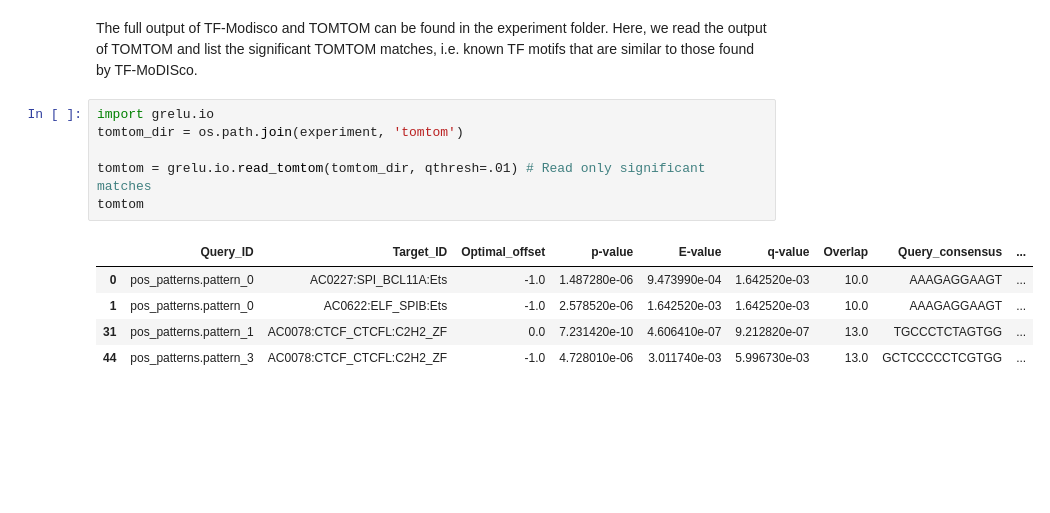
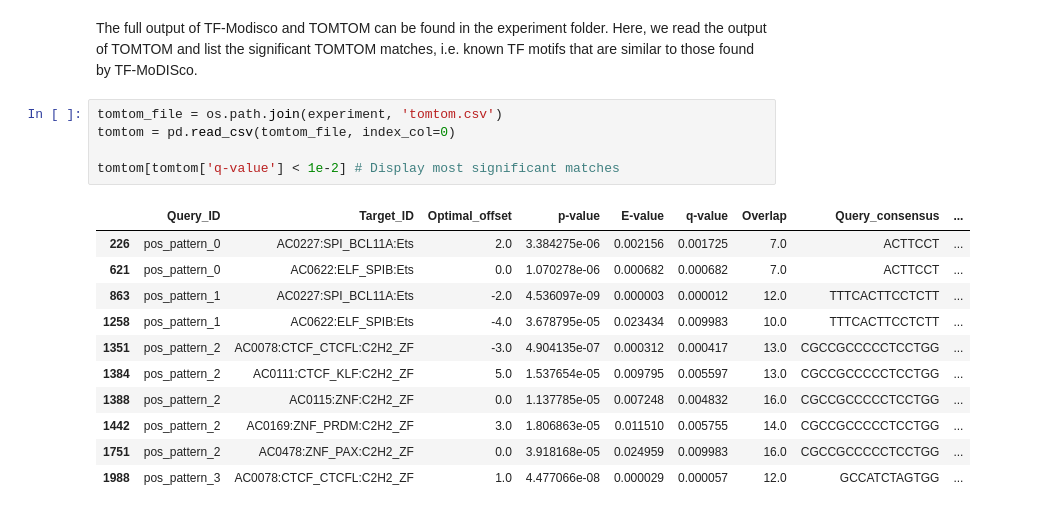
Before and after one commit to Genentech/gReLU, a Jupyter notebook: docs/tutorials/2_finetune.ipynb, the cells around one changed output. Cells and saved outputs as stored; diff of their text form; blank space fills up the shorter version.

```diff
--- a/docs/tutorials/2_finetune.ipynb
+++ b/docs/tutorials/2_finetune.ipynb
@@ -488,14 +445,19 @@ Wall time: 2min 19s
 # %% [markdown]
 The full output of TF-Modisco and TOMTOM can be found in the experiment folder. Here, we read the output of TOMTOM and list the significant TOMTOM matches, i.e. known TF motifs that are similar to those found by TF-MoDISco.
 # %%
-import grelu.io
-tomtom_dir = os.path.join(experiment, 'tomtom')
+tomtom_file = os.path.join(experiment, 'tomtom.csv')
+tomtom = pd.read_csv(tomtom_file, index_col=0)
 
-tomtom = grelu.io.read_tomtom(tomtom_dir, qthresh=.01) # Read only significant matches
-tomtom
+tomtom[tomtom['q-value'] < 1e-2] # Display most significant matches
 # %% [output]
 |  | Query_ID | Target_ID | Optimal_offset | p-value | E-value | q-value | Overlap | Query_consensus | ... |
-| 0 | pos_patterns.pattern_0 | AC0227:SPI_BCL11A:Ets | -1.0 | 1.487280e-06 | 9.473990e-04 | 1.642520e-03 | 10.0 | AAAGAGGAAGT | ... |
-| 1 | pos_patterns.pattern_0 | AC0622:ELF_SPIB:Ets | -1.0 | 2.578520e-06 | 1.642520e-03 | 1.642520e-03 | 10.0 | AAAGAGGAAGT | ... |
-| 31 | pos_patterns.pattern_1 | AC0078:CTCF_CTCFL:C2H2_ZF | 0.0 | 7.231420e-10 | 4.606410e-07 | 9.212820e-07 | 13.0 | TGCCCTCTAGTGG | ... |
-| 44 | pos_patterns.pattern_3 | AC0078:CTCF_CTCFL:C2H2_ZF | -1.0 | 4.728010e-06 | 3.011740e-03 | 5.996730e-03 | 13.0 | GCTCCCCCTCGTGG | ... |
+| 226 | pos_pattern_0 | AC0227:SPI_BCL11A:Ets | 2.0 | 3.384275e-06 | 0.002156 | 0.001725 | 7.0 | ACTTCCT | ... |
+| 621 | pos_pattern_0 | AC0622:ELF_SPIB:Ets | 0.0 | 1.070278e-06 | 0.000682 | 0.000682 | 7.0 | ACTTCCT | ... |
+| 863 | pos_pattern_1 | AC0227:SPI_BCL11A:Ets | -2.0 | 4.536097e-09 | 0.000003 | 0.000012 | 12.0 | TTTCACTTCCTCTT | ... |
+| 1258 | pos_pattern_1 | AC0622:ELF_SPIB:Ets | -4.0 | 3.678795e-05 | 0.023434 | 0.009983 | 10.0 | TTTCACTTCCTCTT | ... |
+| 1351 | pos_pattern_2 | AC0078:CTCF_CTCFL:C2H2_ZF | -3.0 | 4.904135e-07 | 0.000312 | 0.000417 | 13.0 | CGCCGCCCCCTCCTGG | ... |
+| 1384 | pos_pattern_2 | AC0111:CTCF_KLF:C2H2_ZF | 5.0 | 1.537654e-05 | 0.009795 | 0.005597 | 13.0 | CGCCGCCCCCTCCTGG | ... |
+| 1388 | pos_pattern_2 | AC0115:ZNF:C2H2_ZF | 0.0 | 1.137785e-05 | 0.007248 | 0.004832 | 16.0 | CGCCGCCCCCTCCTGG | ... |
+| 1442 | pos_pattern_2 | AC0169:ZNF_PRDM:C2H2_ZF | 3.0 | 1.806863e-05 | 0.011510 | 0.005755 | 14.0 | CGCCGCCCCCTCCTGG | ... |
+| 1751 | pos_pattern_2 | AC0478:ZNF_PAX:C2H2_ZF | 0.0 | 3.918168e-05 | 0.024959 | 0.009983 | 16.0 | CGCCGCCCCCTCCTGG | ... |
+| 1988 | pos_pattern_3 | AC0078:CTCF_CTCFL:C2H2_ZF | 1.0 | 4.477066e-08 | 0.000029 | 0.000057 | 12.0 | GCCATCTAGTGG | ... |
```
Also changed, not shown: parts of 14 cells of this notebook, 50 other files.
